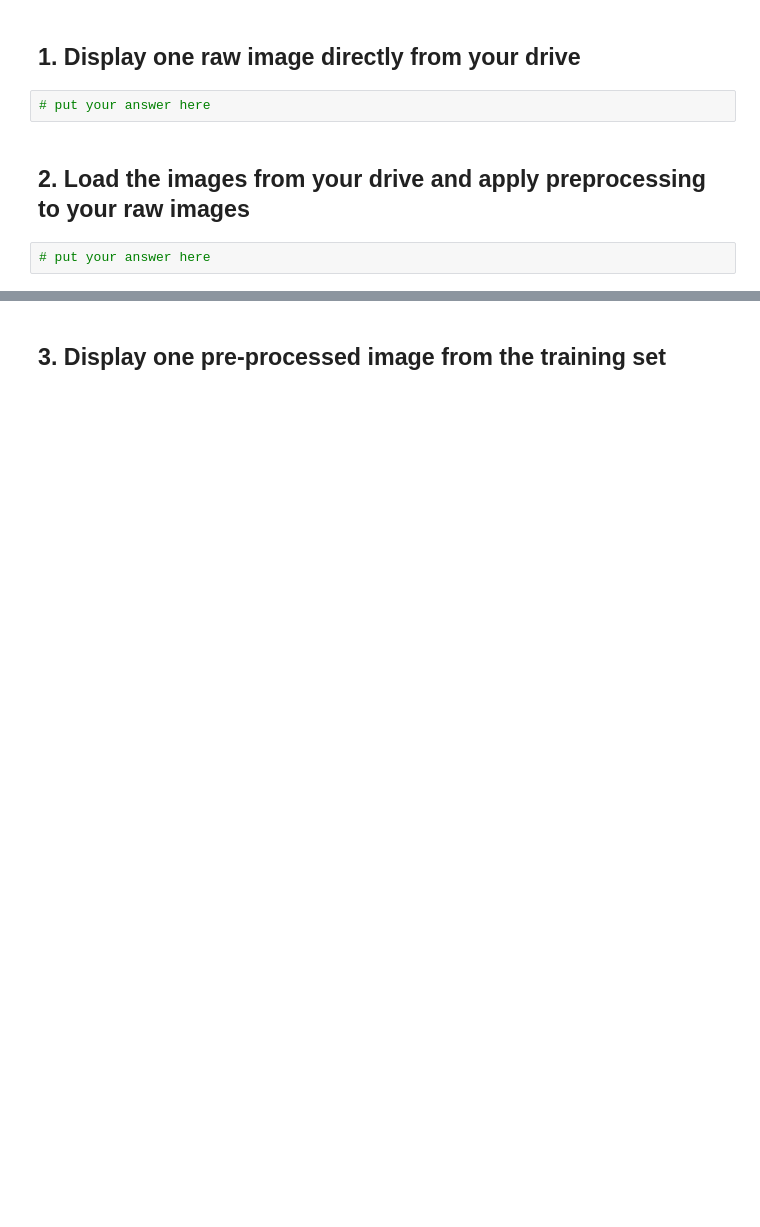
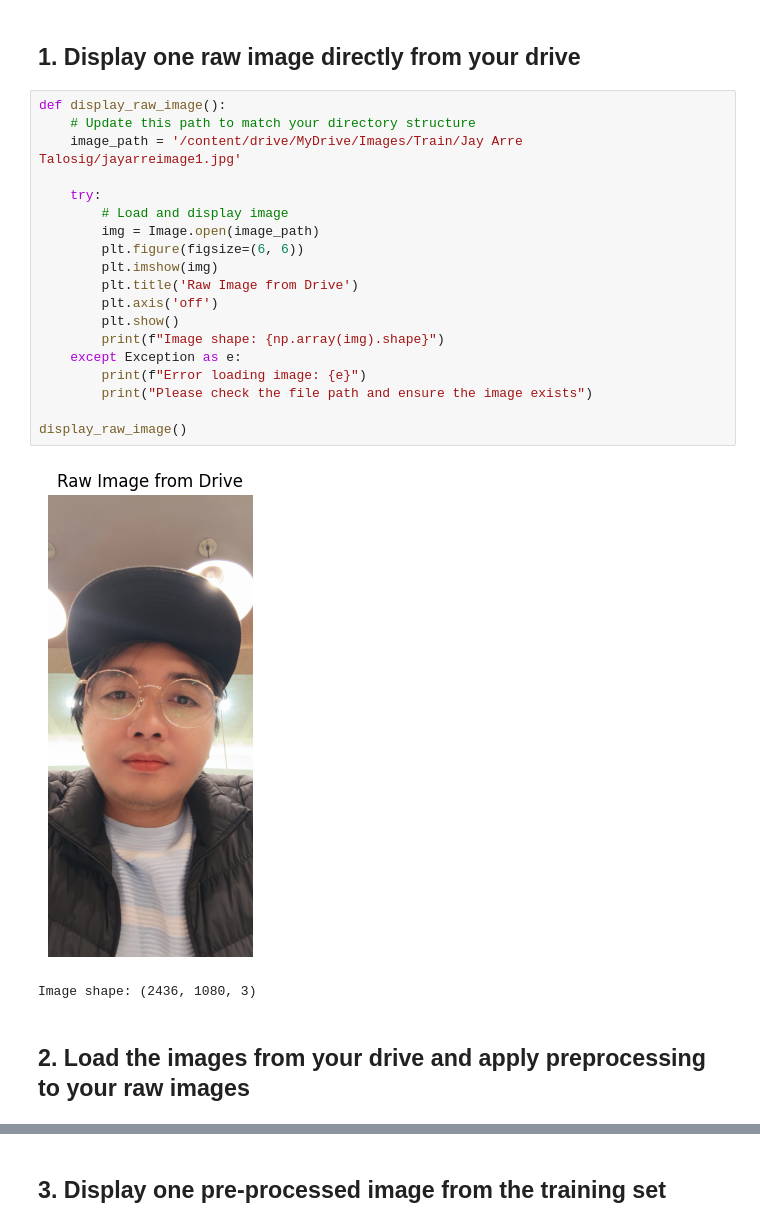
Before and after one commit to flexycode/CCMACLRL_EXERCISES_COM231ML, a Jupyter notebook: Lab/Lab-Exercise-5/Exercise5.ipynb, the cells around one changed output, grey strips where cells are left out. Saved outputs shown, nothing was run; the diff lists cells and outputs as text; blank space fills up the shorter version.

```diff
--- a/Lab/Lab-Exercise-5/Exercise5.ipynb
+++ b/Lab/Lab-Exercise-5/Exercise5.ipynb
@@ -47,8 +61,26 @@ drive.mount('/content/drive')
 # %% [markdown]
 ## 1. Display one raw image directly from your drive
-# %%
-# put your answer here
+# %%
+def display_raw_image():
+    # Update this path to match your directory structure
+    image_path = '/content/drive/MyDrive/Images/Train/Jay Arre Talosig/jayarreimage1.jpg'
+
+    try:
+        # Load and display image
+        img = Image.open(image_path)
+        plt.figure(figsize=(6, 6))
+        plt.imshow(img)
+        plt.title('Raw Image from Drive')
+        plt.axis('off')
+        plt.show()
+        print(f"Image shape: {np.array(img).shape}")
+    except Exception as e:
+        print(f"Error loading image: {e}")
+        print("Please check the file path and ensure the image exists")
+
+display_raw_image()
+# %% [output]
+[figure, added]
+Image shape: (2436, 1080, 3)
 # %% [markdown]
 ## 2. Load the images from your drive and apply preprocessing to your raw images
-# %%
-# put your answer here
```
Also changed, not shown: parts of 28 cells of this notebook.
